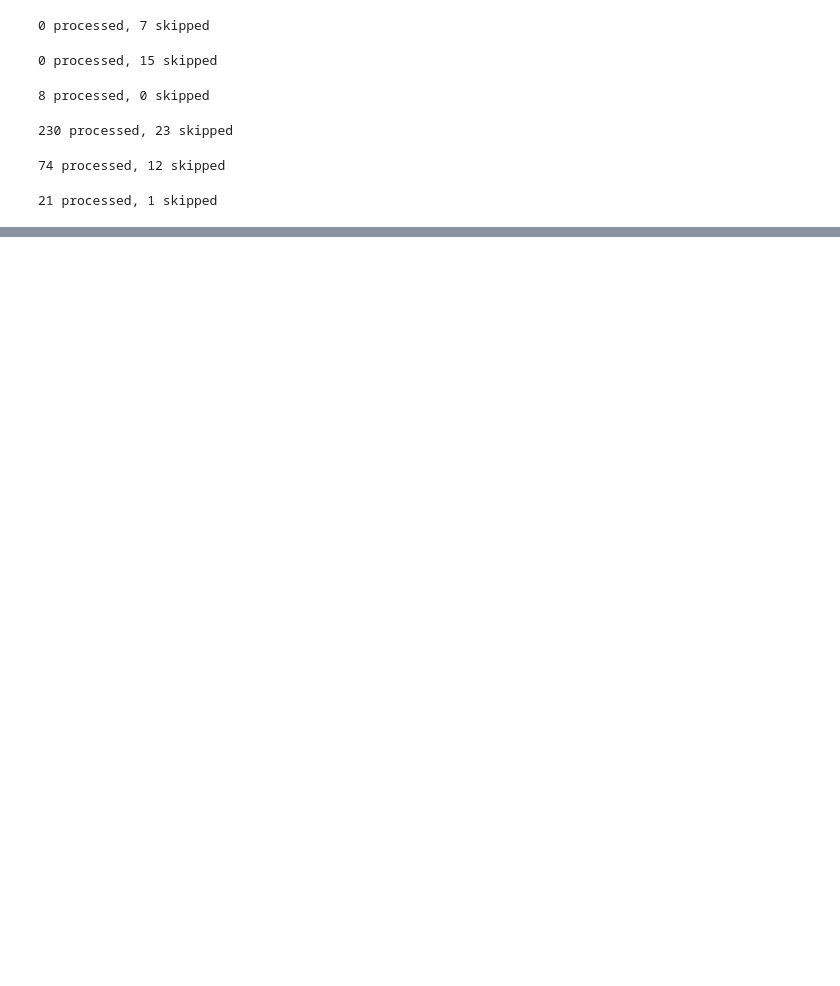
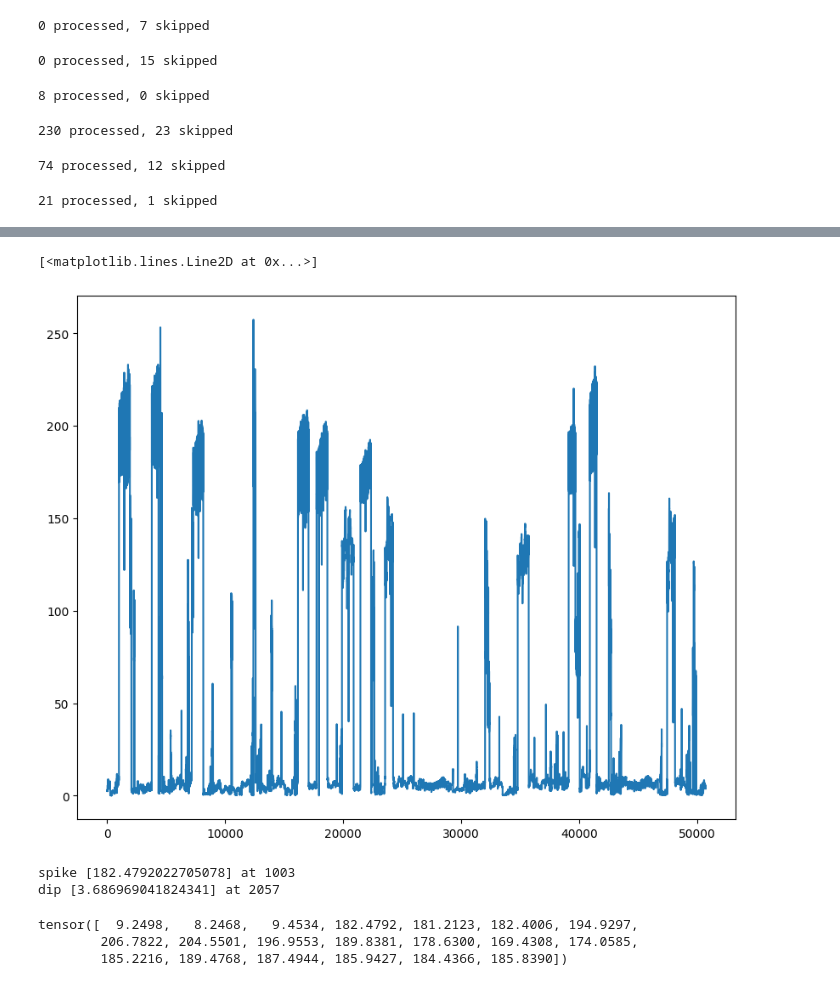
Before and after one commit to hhaller0826/thermal-runaway, a Jupyter notebook: exp.ipynb, the cells around one changed output, grey strips where cells are left out. Drawn from its saved outputs; the diff is of its cells as text; code cells hidden in the pictures; blank space fills up the shorter version.

```diff
--- a/exp.ipynb
+++ b/exp.ipynb
@@ -73,0 +89,25 @@ len(trainfiles), len(testfiles), len(testfiles) + len(trainfiles)
+# %%
+_, ax = plt.subplots(figsize=(10, 8))
+ax.plot(unhealthy_errs, label=f'Unhealthy Errors')
+# %% [output]
+[<matplotlib.lines.Line2D at 0x...>]
+[figure, added]
+# %%
+spikehappened = False
+for i in range(len(unhealthy_errs)):
+    err = unhealthy_errs[i]
+    if err > 50:
+        if not spikehappened: print(f'spike [{err}] at {i}')
+        spikehappened = True
+    elif spikehappened:
+        print(f'dip [{err}] at {i}')
+        break
+# %% [output]
+spike [182.4792022705078] at 1003
+dip [3.686969041824341] at 2057
+# %%
+unhealthy_errs[1000:1020]
+# %% [output]
+tensor([  9.2498,   8.2468,   9.4534, 182.4792, 181.2123, 182.4006, 194.9297,
+        206.7822, 204.5501, 196.9553, 189.8381, 178.6300, 169.4308, 174.0585,
+        185.2216, 189.4768, 187.4944, 185.9427, 184.4366, 185.8390])
```
Also changed, not shown: parts of 10 cells of this notebook, 11 other files.
